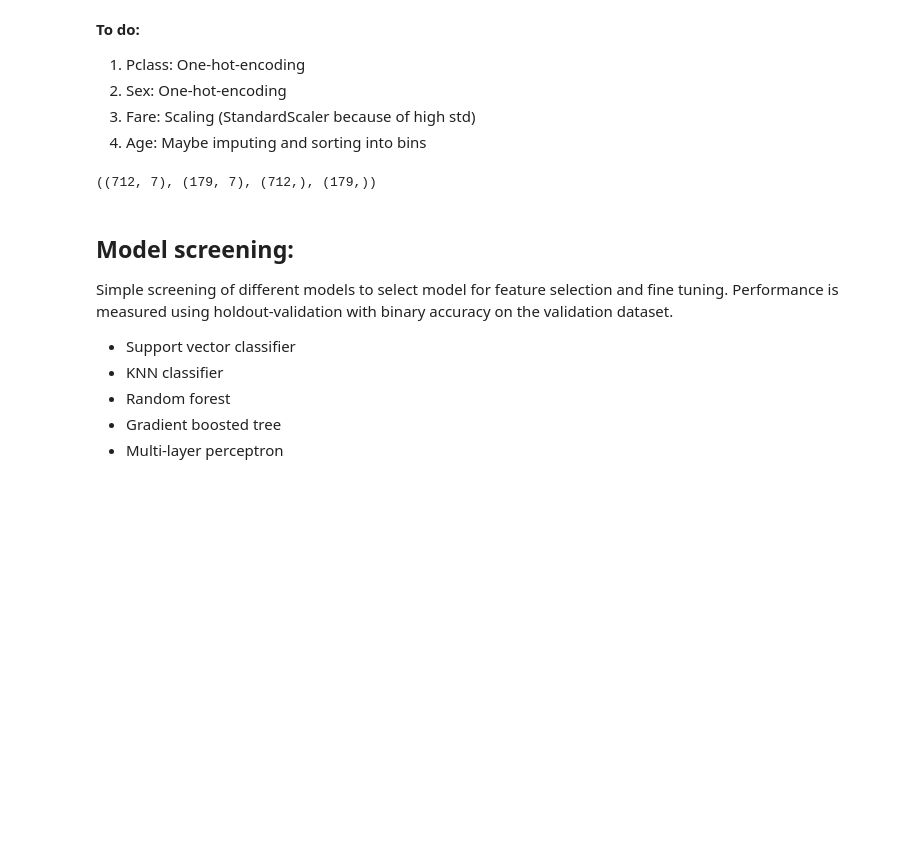
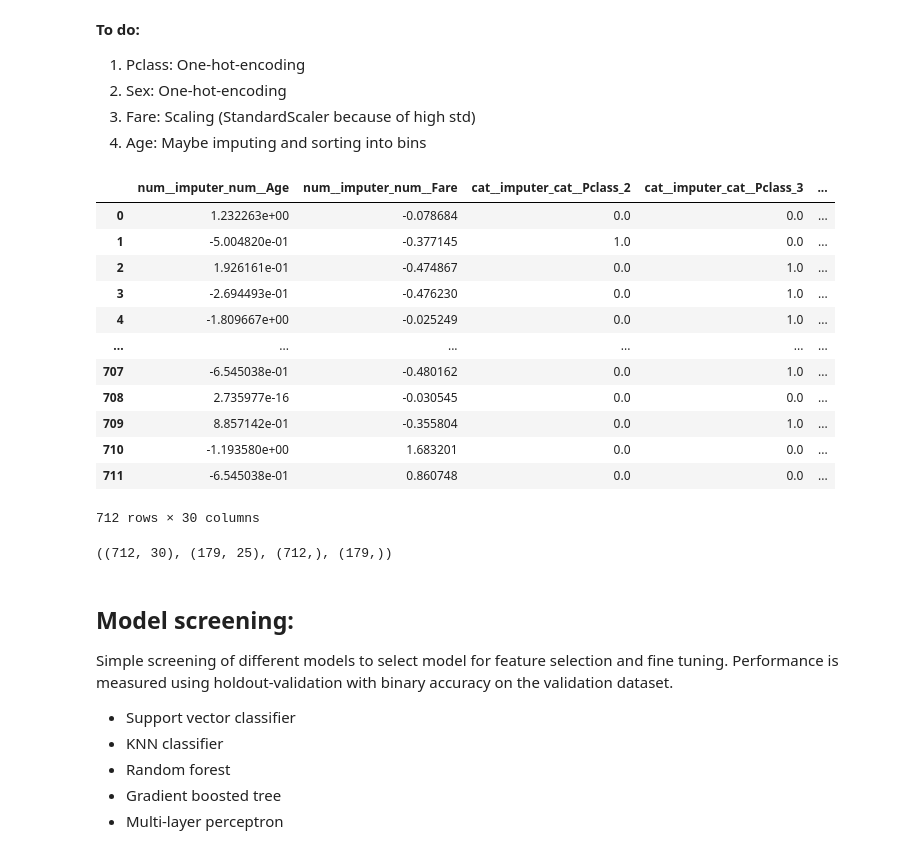
Before and after one commit to ManuelGehl/Titanic-Data-Analysis, a Jupyter notebook: titanic_model_building.ipynb, the cells around one changed output. Cells and saved outputs as stored; diff of their text form; code cells hidden in the pictures; blank space fills up the shorter version.

Commit message:
Updated data transformation function to work on more features

```diff
--- a/titanic_model_building.ipynb
+++ b/titanic_model_building.ipynb
@@ -114,18 +145,24 @@ def titanic_transformation(dataset:pd.DataFrame, include_columns:list=None):
+# %%
+# Transform all datasets
+X_train_transformed = titanic_transformation(X_train)
+X_val_transformed = titanic_transformation(X_val)
+
+X_train_transformed
+# %% [output]
+|  | num__imputer_num__Age | num__imputer_num__Fare | cat__imputer_cat__Pclass_2 | cat__imputer_cat__Pclass_3 | ... |
+| 0 | 1.232263e+00 | -0.078684 | 0.0 | 0.0 | ... |
+| 1 | -5.004820e-01 | -0.377145 | 1.0 | 0.0 | ... |
+| 2 | 1.926161e-01 | -0.474867 | 0.0 | 1.0 | ... |
+| 3 | -2.694493e-01 | -0.476230 | 0.0 | 1.0 | ... |
+| 4 | -1.809667e+00 | -0.025249 | 0.0 | 1.0 | ... |
+| ... | ... | ... | ... | ... | ... |
+| 707 | -6.545038e-01 | -0.480162 | 0.0 | 1.0 | ... |
+| 708 | 2.735977e-16 | -0.030545 | 0.0 | 0.0 | ... |
+| 709 | 8.857142e-01 | -0.355804 | 0.0 | 1.0 | ... |
+| 710 | -1.193580e+00 | 1.683201 | 0.0 | 0.0 | ... |
+| 711 | -6.545038e-01 | 0.860748 | 0.0 | 0.0 | ... |
+712 rows × 30 columns
 # %%
-# Transform all datasets
-include_columns=["num__Age",
-                 "num__Fare",
-                 "cat__Pclass_2",
-                 "cat__Pclass_3",
-                 "cat__Sex_male",
-                 "cat__Relative_cat_1-3 relatives",
-                 "cat__Relative_cat_>3 relatives"]
-
-X_train_transformed = titanic_transformation(X_train,
-                                             include_columns=include_columns)
-X_val_transformed = titanic_transformation(X_val,
-                                           include_columns=include_columns)
-
 # Transform dataframes into numpy arrays with float32 dtype
 X_train_transformed = np.asarray(X_train_transformed).astype("float32")
 y_train = np.asarray(y_train).astype("float32")
@@ -135,7 +172,7 @@ y_val = np.asarray(y_val).astype("float32")
 # Check shapes of arrays
 X_train_transformed.shape, X_val_transformed.shape, y_train.shape, y_val.shape
 # %% [output]
-((712, 7), (179, 7), (712,), (179,))
+((712, 30), (179, 25), (712,), (179,))
 # %% [markdown]
 ## Model screening:
 
```
Also changed, not shown: parts of 2 cells of this notebook.
